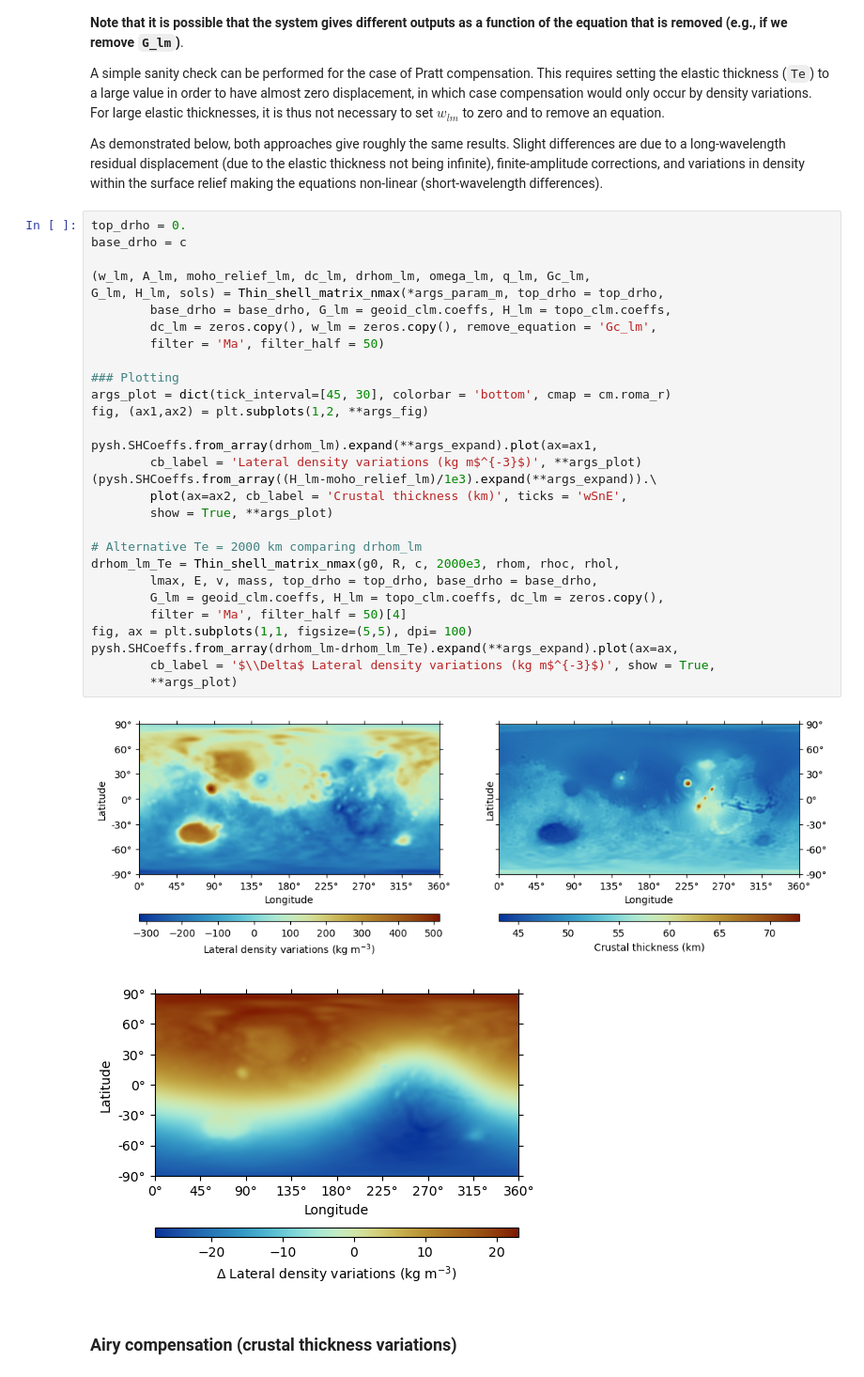
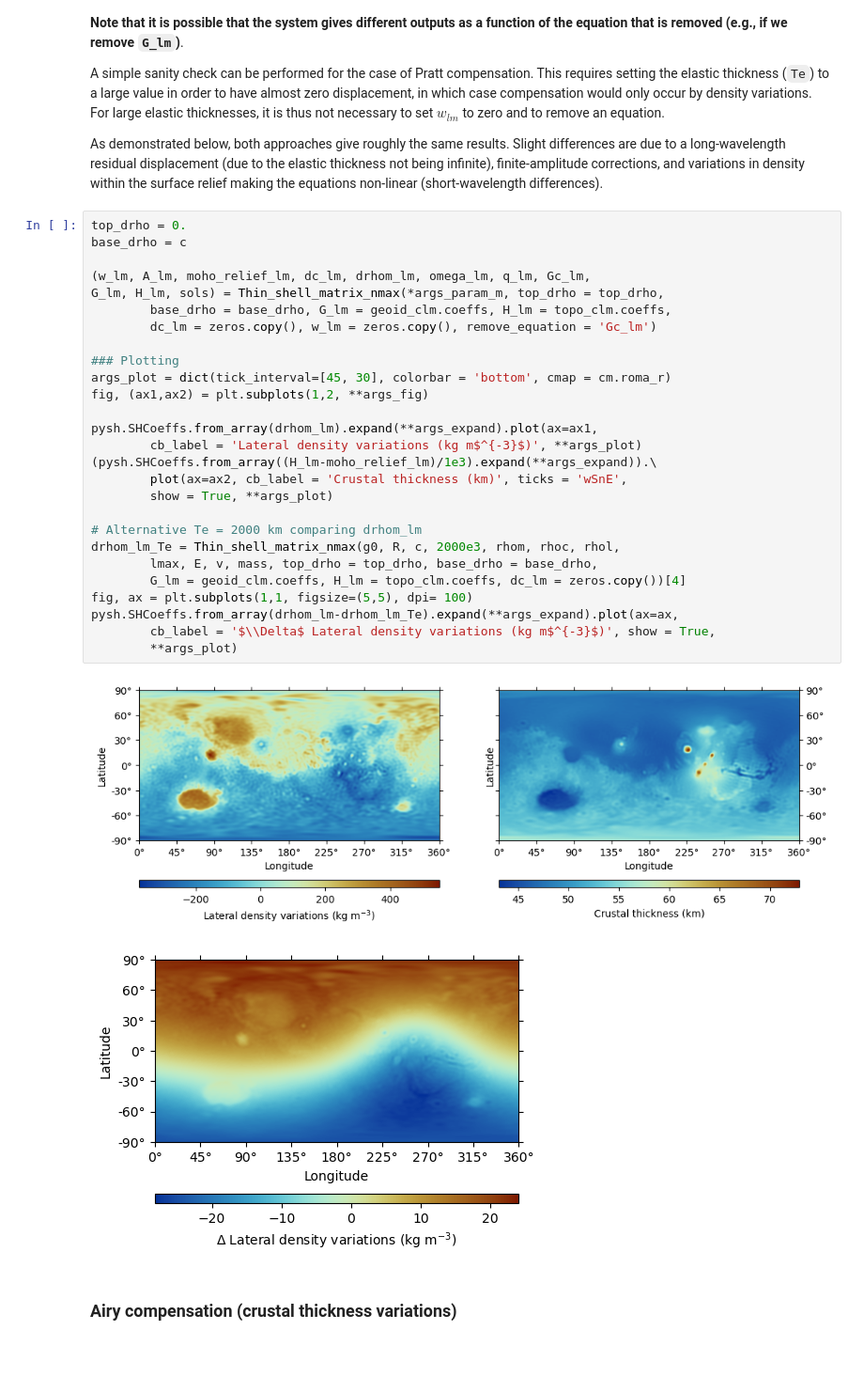
Before and after one commit to AB-Ares/Displacement_strain_planet, a Jupyter notebook: examples/Run_demo.ipynb, the cells around one changed output. Shown at 94% size. Saved outputs shown, nothing was run; the diff lists cells and outputs as text.

Commit message:
0.3.1
B1986_nmax:
Correct a typo with filtering drhom_lm

```diff
--- a/examples/Run_demo.ipynb
+++ b/examples/Run_demo.ipynb
@@ -150,35 +150,33 @@ As demonstrated below, both approaches give roughly the same results. Slight dif
 # %%
 top_drho = 0.
 base_drho = c
 
 (w_lm, A_lm, moho_relief_lm, dc_lm, drhom_lm, omega_lm, q_lm, Gc_lm,
 G_lm, H_lm, sols) = Thin_shell_matrix_nmax(*args_param_m, top_drho = top_drho,
         base_drho = base_drho, G_lm = geoid_clm.coeffs, H_lm = topo_clm.coeffs,
-        dc_lm = zeros.copy(), w_lm = zeros.copy(), remove_equation = 'Gc_lm',
-        filter = 'Ma', filter_half = 50)
+        dc_lm = zeros.copy(), w_lm = zeros.copy(), remove_equation = 'Gc_lm')
 
 ### Plotting
 args_plot = dict(tick_interval=[45, 30], colorbar = 'bottom', cmap = cm.roma_r)
 fig, (ax1,ax2) = plt.subplots(1,2, **args_fig)
 
 pysh.SHCoeffs.from_array(drhom_lm).expand(**args_expand).plot(ax=ax1,
         cb_label = 'Lateral density variations (kg m$^{-3}$)', **args_plot)
 (pysh.SHCoeffs.from_array((H_lm-moho_relief_lm)/1e3).expand(**args_expand)).\
         plot(ax=ax2, cb_label = 'Crustal thickness (km)', ticks = 'wSnE',
         show = True, **args_plot)
 
 # Alternative Te = 2000 km comparing drhom_lm
 drhom_lm_Te = Thin_shell_matrix_nmax(g0, R, c, 2000e3, rhom, rhoc, rhol,
         lmax, E, v, mass, top_drho = top_drho, base_drho = base_drho,
-        G_lm = geoid_clm.coeffs, H_lm = topo_clm.coeffs, dc_lm = zeros.copy(),
-        filter = 'Ma', filter_half = 50)[4]
+        G_lm = geoid_clm.coeffs, H_lm = topo_clm.coeffs, dc_lm = zeros.copy())[4]
 fig, ax = plt.subplots(1,1, figsize=(5,5), dpi= 100)
 pysh.SHCoeffs.from_array(drhom_lm-drhom_lm_Te).expand(**args_expand).plot(ax=ax,
         cb_label = '$\\Delta$ Lateral density variations (kg m$^{-3}$)', show = True,
         **args_plot)
 # %% [output]
-[figure, old version]
+[figure, new version]
-[figure, old version]
+[figure, new version]
 # %% [markdown]
 ### Airy compensation (crustal thickness variations)
 # %% [markdown]
```
Also changed, not shown: 27 other files.
